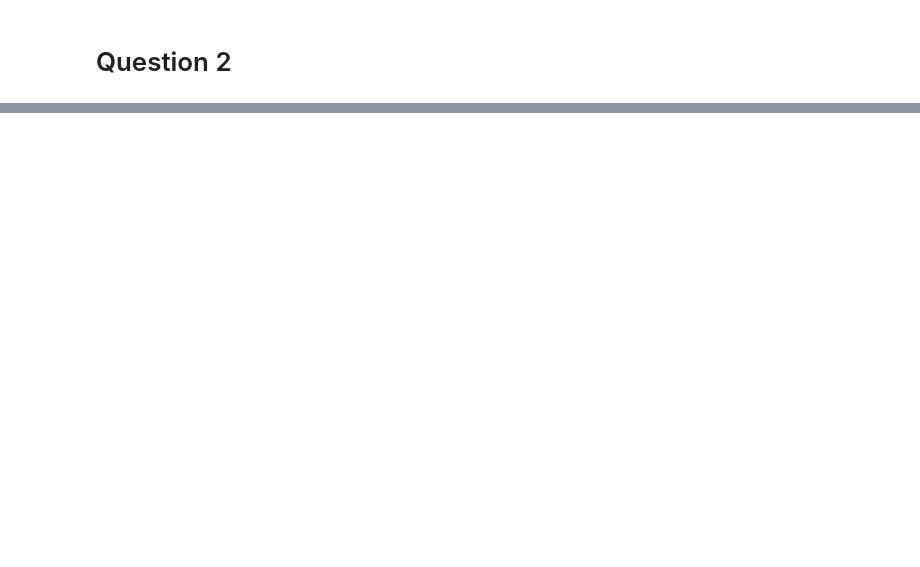
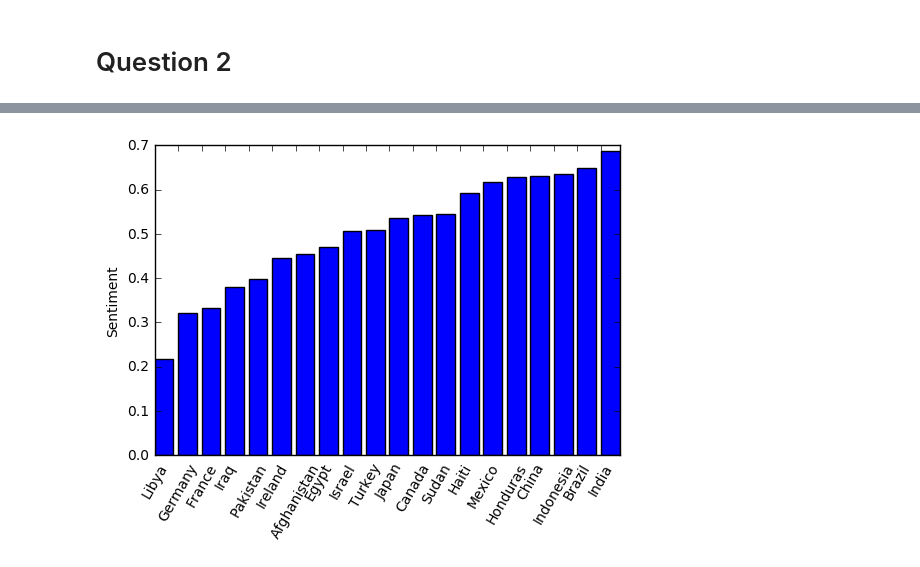
Before and after one commit to lfaucon/ada-homeworks, a Jupyter notebook: Homework_5/Question2.ipynb, the cells around one changed output, grey strips where cells are left out. Saved outputs shown, nothing was run; the diff lists cells and outputs as text; code cells hidden in the pictures; blank space fills up the shorter version.

```diff
--- a/Homework_5/Question2.ipynb
+++ b/Homework_5/Question2.ipynb
@@ -12,4 +15,4 @@ ImportError: cannot import name 'SentimentAnalyzer'
 # %%
 filename = './hillary-clinton-emails/Emails.csv'
 df_emails = pd.read_csv(filename)
-df_emails.columns
+df_emails['ProcessedText'] = df_emails.apply(lambda row: preprocess.processText(row.RawText), axis=1)
@@ -35,9 +41,31 @@ df_emails['Countries'].head()
-# %%
-sid = SentimentIntensityAnalyzer()
-
-def getSentiment(row):
-    return sid.polarity_scores(row.ExtractedBodyText)
-
-df_emails['Sentiment'] = df_emails.apply(getSentiment,axis=1)
-
-df_emails['Sentiment'].head()
+# %%
+# get the list of all countries
+allCountries = []
+for countries in df_emails.Countries.values:
+    for country in countries:
+        if country not in allCountries:
+            allCountries.append(country)
+# %%
+# Extract the list of score and number of time each country is mentionned
+scores = []
+frequencies = []
+for country in allCountries:
+    score = df_emails[[country in countries for countries in df_emails.Countries.values]].Score.values
+    frequencies.append(len(score))
+    scores.append(np.mean(score))
+# %%
+# Keeps only the 20 countries the most frequently cited
+index = np.argsort(frequencies)[-20:]
+yScores = np.array(scores)[index]
+xCountries = np.array(allCountries)[index]
+
+# Sorts countries by score
+xCountries = xCountries[list(np.argsort(yScores))]
+yScores = np.sort(yScores)
+
+plt.xticks(range(len(yScores)), xCountries,rotation=60)
+plt.bar(range(len(yScores)), yScores)
+plt.ylabel('Sentiment')
+plt.show()
+# %% [output]
+[figure, added]
```
Also changed, not shown: parts of 5 cells of this notebook, 3 other files.
